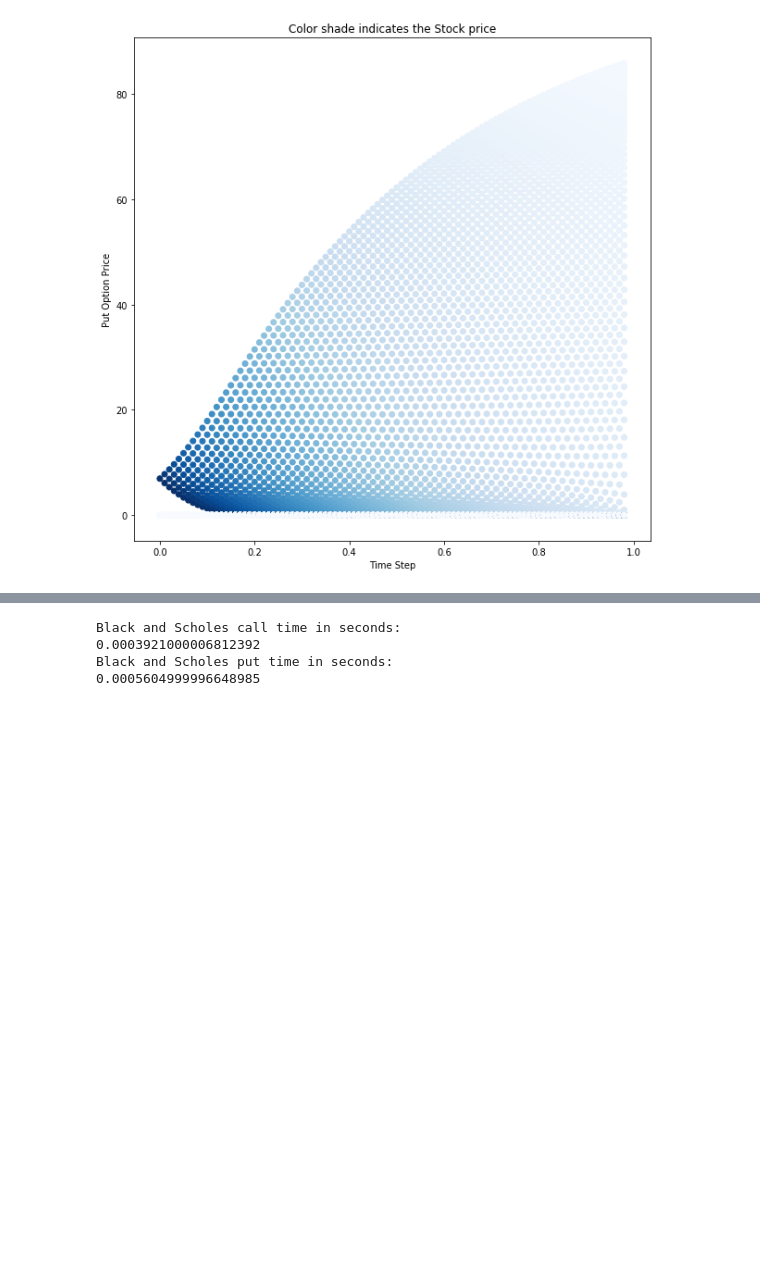
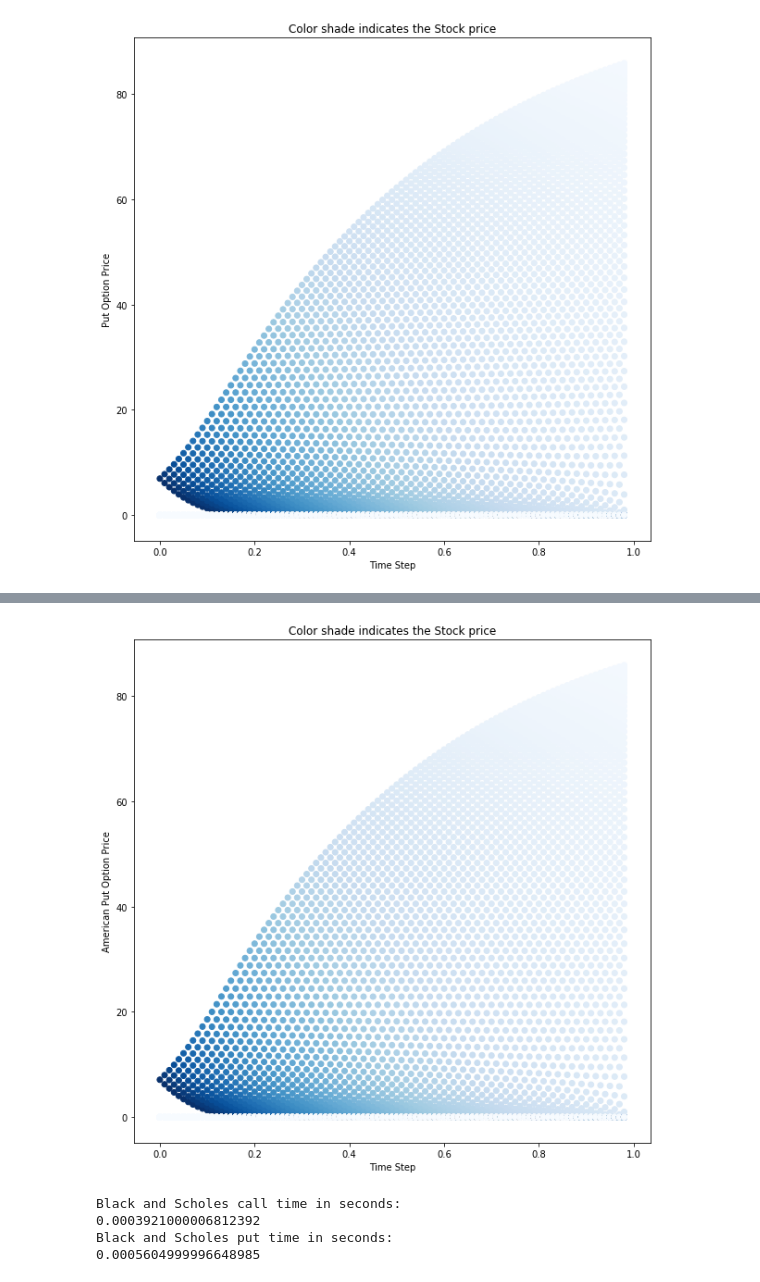
Before and after one commit to jecabcas/library1, a Jupyter notebook: Options_Pricing.ipynb, the cells around one changed output, grey strips where cells are left out. Saved outputs shown, nothing was run; the diff lists cells and outputs as text; code cells hidden in the pictures; blank space fills up the shorter version.

```diff
--- a/Options_Pricing.ipynb
+++ b/Options_Pricing.ipynb
@@ -367,3 +491,7 @@ my_option.eur_put_bin_plot(False)
+# %%
+my_option.amer_put_bin_plot(False)
+# %% [output]
+[figure, added]
 # %%
 my_option.compare_times()
 # %% [output]
```
Also changed, not shown: parts of 7 cells of this notebook.
